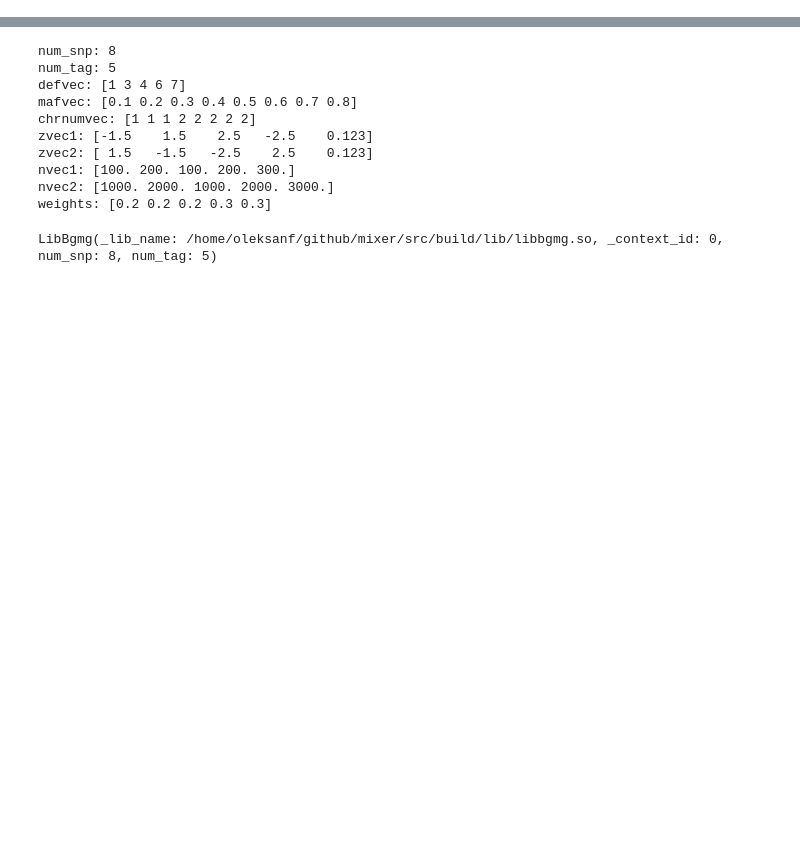
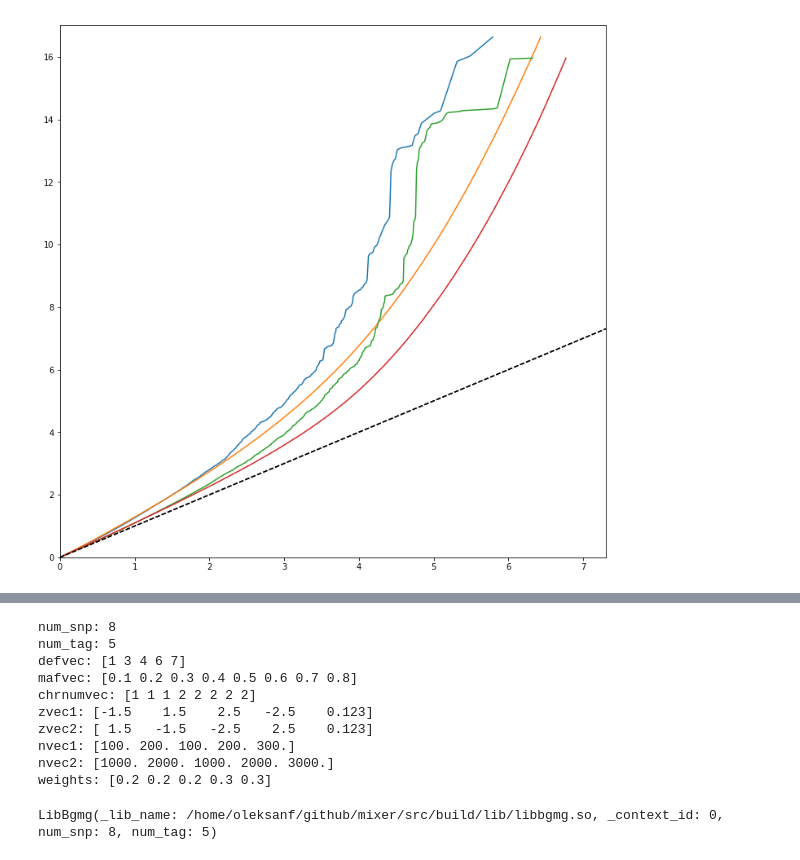
Before and after one commit to precimed/mixer, a Jupyter notebook: mixer_juputer.ipynb, the cells around one changed output, grey strips where cells are left out. Cells and saved outputs as stored; diff of their text form; code cells hidden in the pictures; blank space fills up the shorter version.

```diff
--- a/mixer_juputer.ipynb
+++ b/mixer_juputer.ipynb
@@ -0,0 +6,12 @@
+# %%
+import json
+data1 = json.loads(open('/home/oleksanf/github/mixer/precimed/mixer.run1.json').read())
+data2 = json.loads(open('/home/oleksanf/github/mixer/precimed/mixer.run2.json').read())
+data3 = json.loads(open('/home/oleksanf/github/mixer/precimed/mixer.run3.json').read())
+data4 = json.loads(open('/home/oleksanf/github/mixer/precimed/mixer.run4.json').read())
+# %%
+plt.figure(figsize=[12, 12])
+precimed.mixer.figures.make_qq_plot(data4['m01']['qqplot_fit'], ylim=17, ci=False)
+precimed.mixer.figures.make_qq_plot(data4['m01']['qqplot_test'], ylim=17, ci=False)
+# %% [output]
+[figure, added]
```
Also changed, not shown: parts of 76 cells of this notebook, 1 other file.
